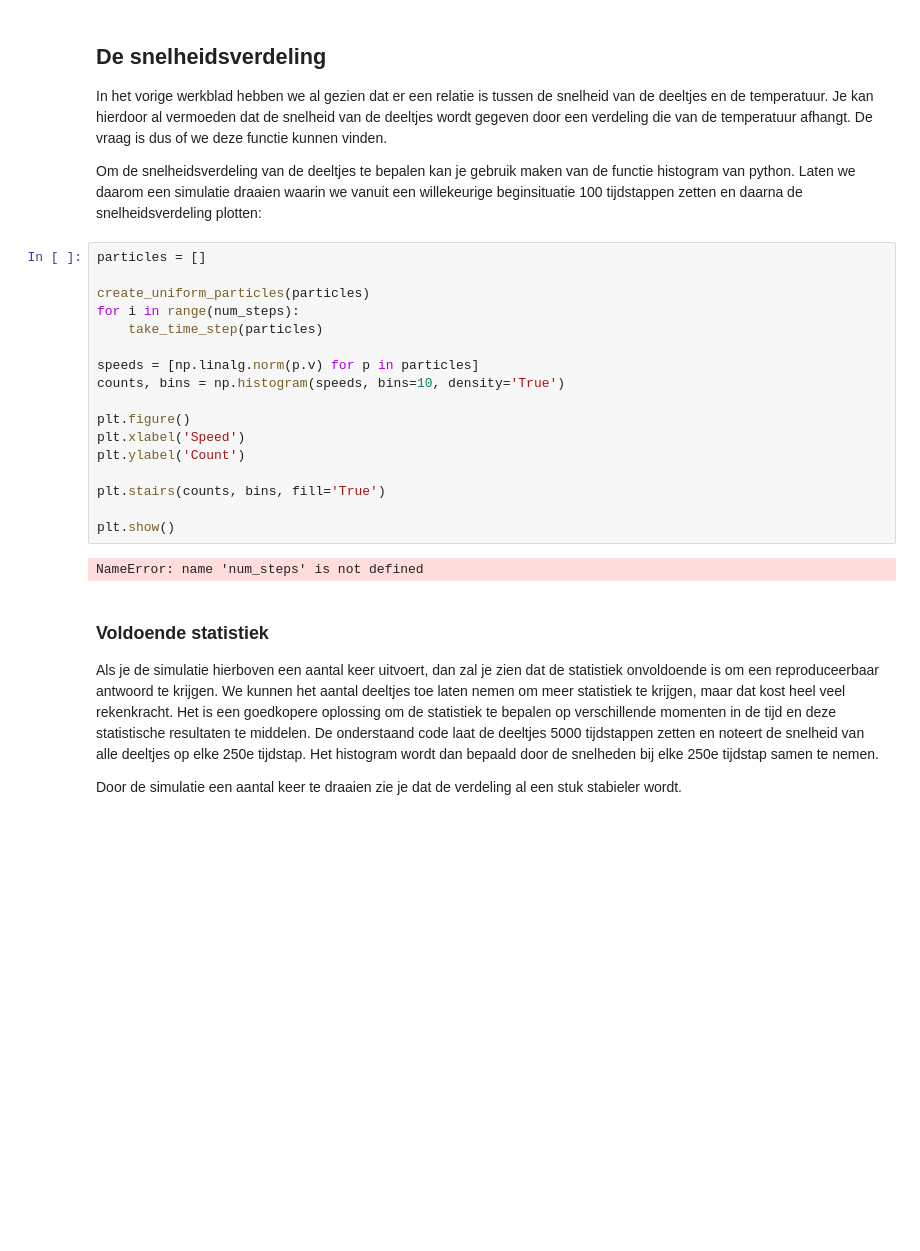
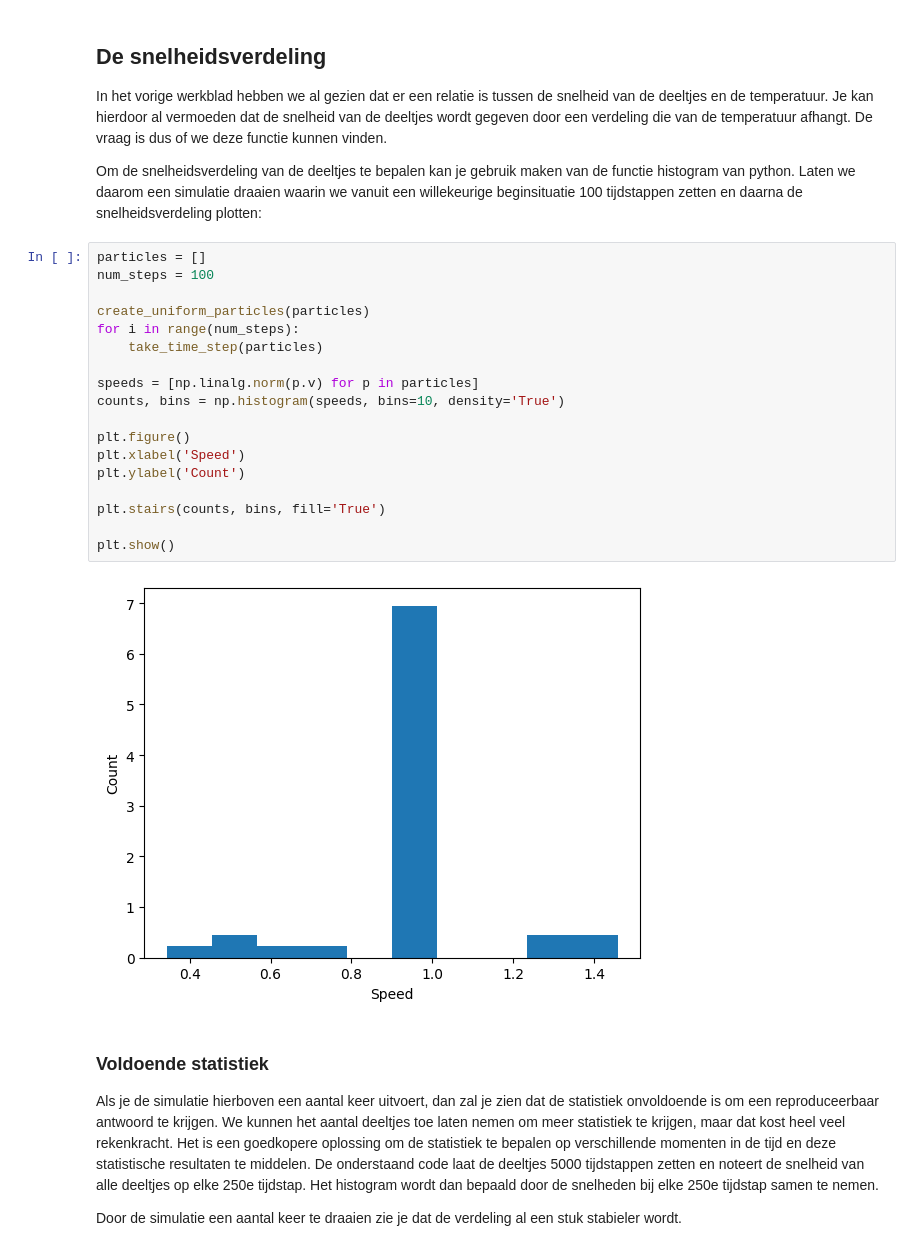
Before and after one commit to ebepolman-bit/Ebun, a Jupyter notebook: Content/PySim/6_boltzmann.ipynb, the cells around one changed output. Drawn from its saved outputs; the diff is of its cells as text; blank space fills up the shorter version.

```diff
--- a/Content/PySim/6_boltzmann.ipynb
+++ b/Content/PySim/6_boltzmann.ipynb
@@ -211,23 +213,24 @@ In het vorige werkblad hebben we al gezien dat er een relatie is tussen de snelh
 Om de snelheidsverdeling van de deeltjes te bepalen kan je gebruik maken van de functie histogram van python. Laten we daarom een simulatie draaien waarin we vanuit een willekeurige beginsituatie 100 tijdstappen zetten en daarna de snelheidsverdeling plotten:
 # %%
 particles = []
+num_steps = 100
 
 create_uniform_particles(particles)
 for i in range(num_steps):
     take_time_step(particles)
 
 speeds = [np.linalg.norm(p.v) for p in particles]
 counts, bins = np.histogram(speeds, bins=10, density='True')
 
 plt.figure()
 plt.xlabel('Speed')
 plt.ylabel('Count')
 
 plt.stairs(counts, bins, fill='True')
 
 plt.show()
 # %% [output]
-NameError: name 'num_steps' is not defined
+[figure, added]
 # %% [markdown]
 ### Voldoende statistiek
 
```
Also changed, not shown: parts of 5 cells of this notebook.
